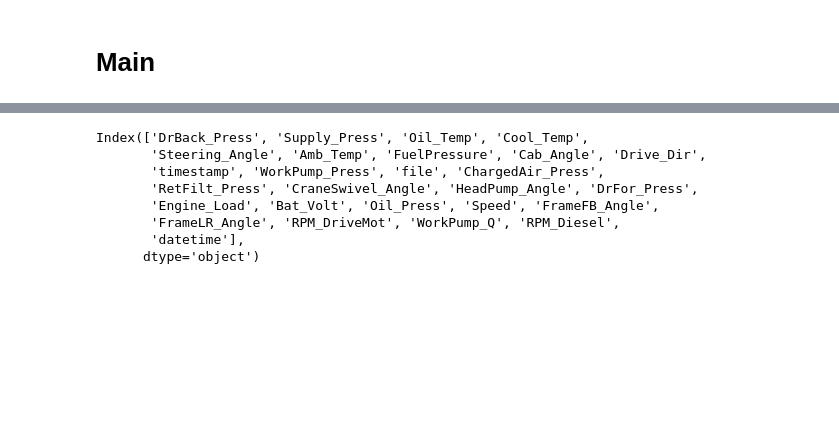
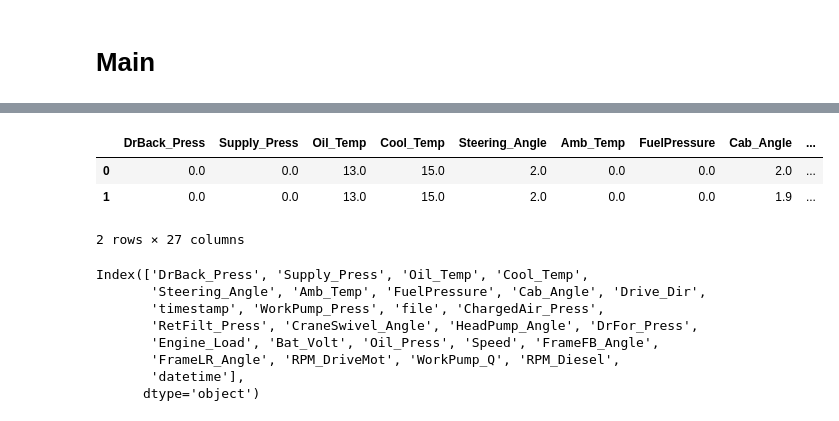
Before and after one commit to uzhankocaman/concept_implementation, a Jupyter notebook: analysis/data_diesel_filter.ipynb, the cells around one changed output, grey strips where cells are left out. Saved outputs shown, nothing was run; the diff lists cells and outputs as text; code cells hidden in the pictures; blank space fills up the shorter version.

```diff
--- a/analysis/data_diesel_filter.ipynb
+++ b/analysis/data_diesel_filter.ipynb
@@ -8,3 +8,15 @@ import numpy as np
 import sqlite3
 import seaborn as sns
 import random
+# %%
+import sqlite3
+import pandas as pd
+
+db_file_path = "../data/can_data_processed_23112023.db"
+conn = sqlite3.connect(db_file_path)
+
+for i in range(10000):
+    query = f"SELECT * FROM ProcessedCANData LIMIT 1 OFFSET {i}"
+    df = pd.read_sql_query(query, conn)
+
+conn.close()
@@ -11,3 +41,10 @@ import random
+# %%
+df.head()
+# %% [output]
+|  | DrBack_Press | Supply_Press | Oil_Temp | Cool_Temp | Steering_Angle | Amb_Temp | FuelPressure | Cab_Angle | ... |
+| 0 | 0.0 | 0.0 | 13.0 | 15.0 | 2.0 | 0.0 | 0.0 | 2.0 | ... |
+| 1 | 0.0 | 0.0 | 13.0 | 15.0 | 2.0 | 0.0 | 0.0 | 1.9 | ... |
+2 rows × 27 columns
 # %%
 # processed db includes datetime and data is converted to numeric
 db_file_path = "../data/can_data_processed_23112023.db"
```
Also changed, not shown: parts of 3 cells of this notebook, 6 other files.
